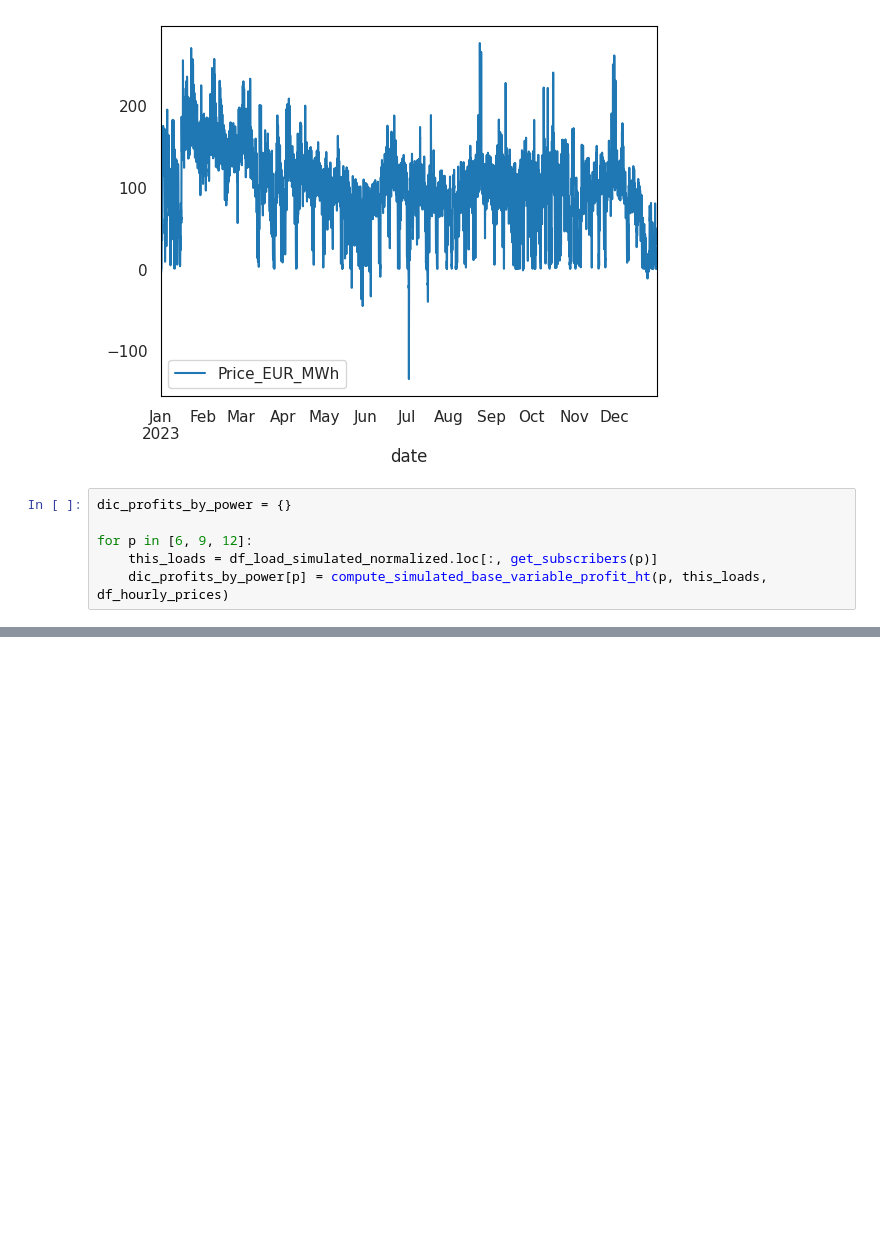
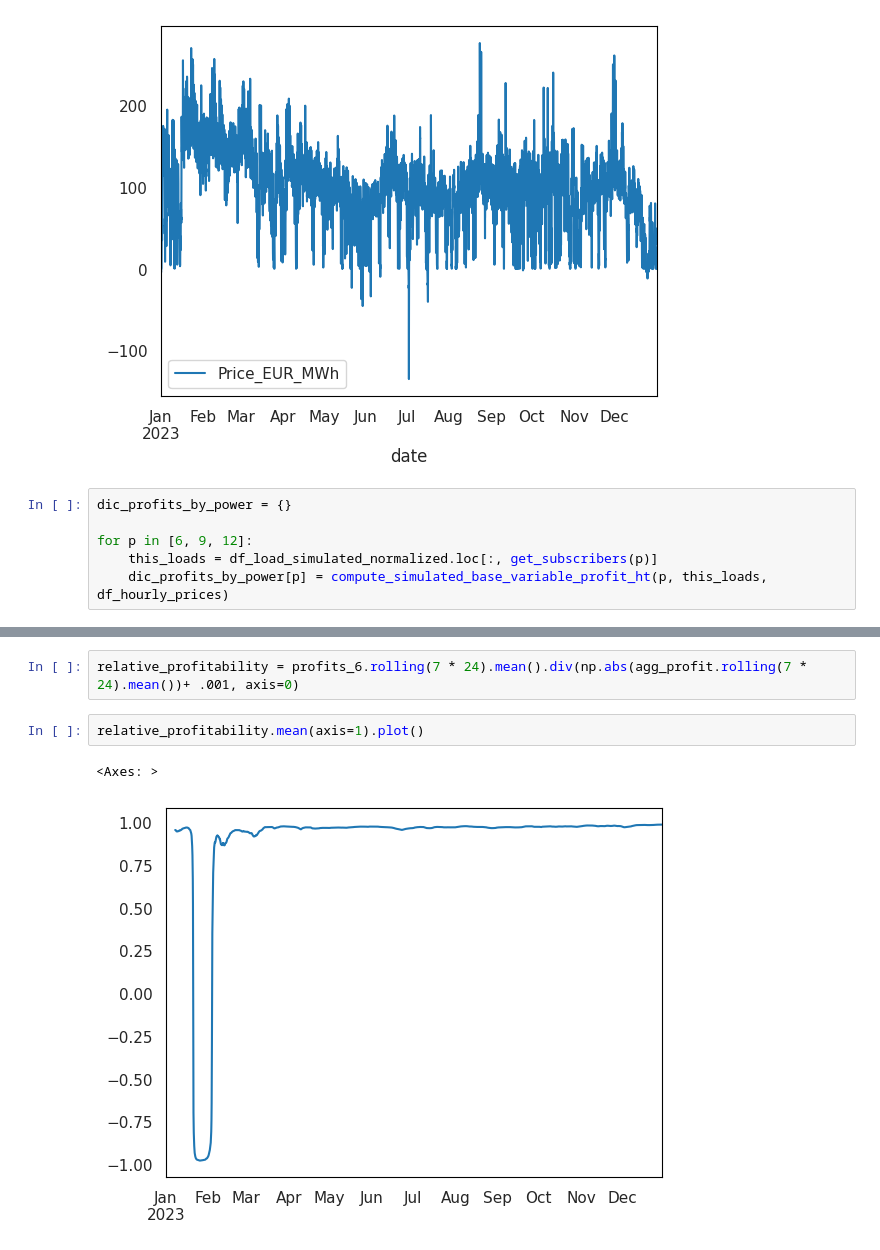
Before and after one commit to sylvaingchassang/generous_dynamic_contracting, a Jupyter notebook: gdc/notebooks/aligned_contracts_realized_price.ipynb, the cells around one changed output, grey strips where cells are left out. Drawn from its saved outputs; the diff is of its cells as text; blank space fills up the shorter version.

```diff
--- a/gdc/notebooks/aligned_contracts_realized_price.ipynb
+++ b/gdc/notebooks/aligned_contracts_realized_price.ipynb
@@ -78,0 +108,7 @@ np.float64(0.07748131354427312)
+# %%
+relative_profitability = profits_6.rolling(7 * 24).mean().div(np.abs(agg_profit.rolling(7 * 24).mean())+ .001, axis=0)
+# %%
+relative_profitability.mean(axis=1).plot()
+# %% [output]
+<Axes: >
+[figure, added]
```
Also changed, not shown: parts of 18 cells of this notebook.
